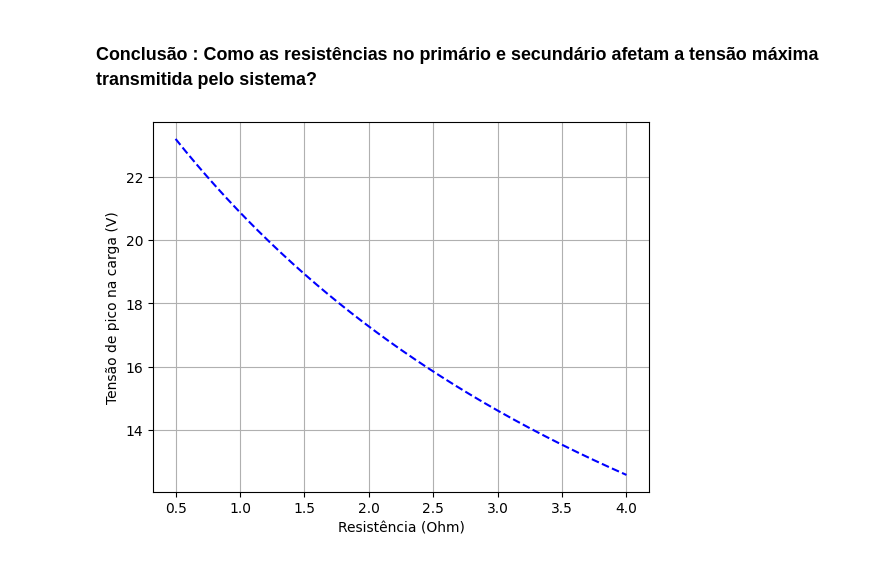
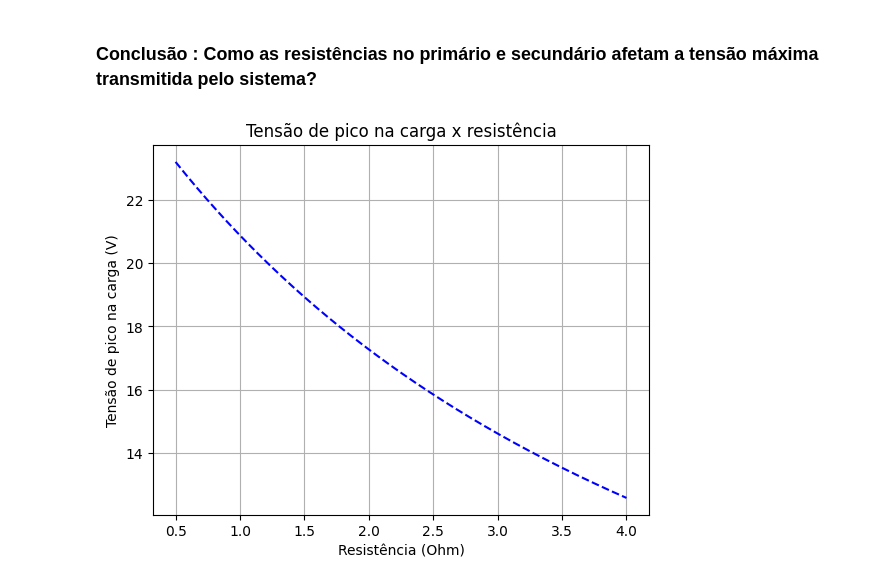
Before and after one commit to gustavoeso/Projeto_mag_2023.2, a Jupyter notebook: projeto.ipynb, the cells around one changed output. Saved outputs shown, nothing was run; the diff lists cells and outputs as text; code cells hidden in the pictures.

```diff
--- a/projeto.ipynb
+++ b/projeto.ipynb
@@ -504,29 +504,29 @@ Potência máxima na frequência de ressonância: 3.511 W
 # %%
 #Principais parâmetros para o projeto
 Rc = 100
-L1 = L
-L2 = L
+L1 = 0.0004622
+L2 = 0.0004622
 C = 150e-9
 k_ideal = 0.1981981981981982
 
 # Considerando que r1 = r2 = r
 lista_r = np.arange(0.5, 4.01, 0.01)
 lista_tensao_max = []
 lista_tensao_pico_3 = []
 
 for r in lista_r:
     f2 = 20000
     i1_2, i2_2, _ = CalcularTransformador_projeto2(V_entrada, r, r, Rc, L1, L2, C, k_ideal, f2)
     w_2 = 2*pi*f2
     Z_eq_carga_3 = ((1/(1j*w_2*C))*Rc)/((1/(1j*w_2*C))+Rc)
     V_carga_3 = i2_2*Z_eq_carga_2
     lista_tensao_pico_3.append(abs(V_carga_3))
 
 plt.plot(lista_r, lista_tensao_pico_3, 'b--')
-#plt.title("Tensão de pico na carga x resistência", fontsize=14, fontweight='bold', fontstyle='italic', fontfamily='Serif')
+plt.title("Tensão de pico na carga x resistência")
 plt.xlabel("Resistência (Ohm)")
 plt.ylabel("Tensão de pico na carga (V)")
 plt.grid(True)
 plt.show()
 # %% [output]
-[figure, old version]
+[figure, new version]
```
Also changed, not shown: parts of 1 cell of this notebook.
